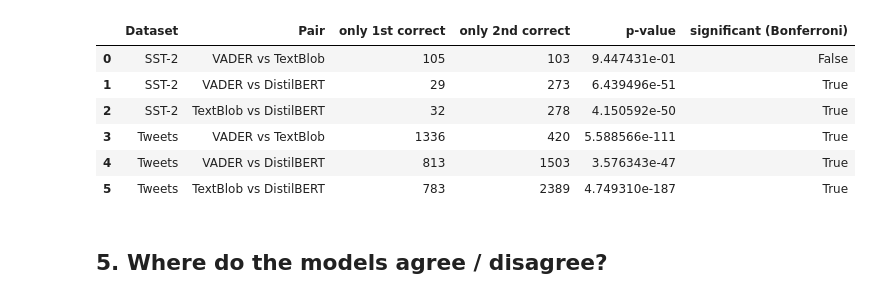
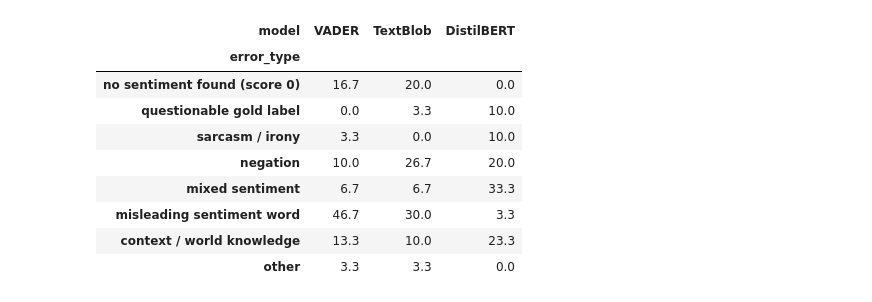
Before and after one commit to kaushal-09/sentiment-lexicon-vs-transformer, a Jupyter notebook: sentiment_comparison.ipynb, the cells around one changed output. Cells and saved outputs as stored; diff of their text form; code cells hidden in the pictures.

```diff
--- a/sentiment_comparison.ipynb
+++ b/sentiment_comparison.ipynb
@@ -228,9 +187,0 @@ metrics.round(3)
-# %%
-# H2: how much better is DistilBERT than each lexicon model, per dataset
-for dname in data_sets:
-    m = metrics[metrics["Dataset"] == dname].set_index("Model")
-    for lex in ["VADER", "TextBlob"]:
-        print("%-7s DistilBERT - %-8s  accuracy: %+.3f   macro-F1: %+.3f" % (
-            dname, lex,
-            m.loc["DistilBERT", "Accuracy"] - m.loc[lex, "Accuracy"],
-            m.loc["DistilBERT", "Macro-F1"] - m.loc[lex, "Macro-F1"]))
@@ -265,10 +216,0 @@ weighted avg      0.811     0.813     0.809      6347
-# %%
-# check: does it matter where the 0 scores go? (0 -> negative instead of positive)
-for dname, data in data_sets.items():
-    for name, col in [("VADER", "vader_score"), ("TextBlob", "textblob_score")]:
-        pred_a = (data[col] >= 0).astype(int)
-        pred_b = (data[col] > 0).astype(int)
-        print("%-7s %-9s  0 -> positive: acc %.3f, macro-F1 %.3f   |   0 -> negative: acc %.3f, macro-F1 %.3f" % (
-            dname, name,
-            accuracy_score(data["label"], pred_a), f1_score(data["label"], pred_a, average="macro"),
-            accuracy_score(data["label"], pred_b), f1_score(data["label"], pred_b, average="macro")))
@@ -329,30 +285,28 @@ McNemar's test compares two models on the same examples. It only looks at the ex
 # %%
-pairs = [("VADER", "TextBlob"), ("VADER", "DistilBERT"), ("TextBlob", "DistilBERT")]
-n_tests = len(pairs) * len(data_sets)
+types = ["no sentiment found (score 0)", "questionable gold label", "sarcasm / irony", "negation",
+         "mixed sentiment", "misleading sentiment word", "context / world knowledge", "other"]
 
-rows = []
-for dname, data in data_sets.items():
-    for a, b in pairs:
-        a_ok = data[a.lower() + "_correct"]
-        b_ok = data[b.lower() + "_correct"]
-        # rows: a right / a wrong, columns: b right / b wrong
-        table = [[(a_ok & b_ok).sum(), (a_ok & ~b_ok).sum()],
-                 [(~a_ok & b_ok).sum(), (~a_ok & ~b_ok).sum()]]
-        result = mcnemar(table, exact=True)
-        rows.append([dname, a + " vs " + b, table[0][1], table[1][0], result.pvalue,
-                     result.pvalue < 0.05 / n_tests])
+labels = pd.read_csv("error_sample_labels.csv")
+merged = err_sample.merge(labels[["model", "idx", "error_type"]], on=["model", "idx"])
+assert len(merged) == 90 and merged["error_type"].isin(types).all()
+# the score-0 type has to match the actual scores
+for m in ["VADER", "TextBlob"]:
+    sub = merged[merged["model"] == m]
+    assert ((sub["error_type"] == types[0]) == (sub[m.lower() + "_score"] == 0)).all()
+assert not ((merged["model"] == "DistilBERT") & (merged["error_type"] == types[0])).any()
 
-sig = pd.DataFrame(rows, columns=["Dataset", "Pair", "only 1st correct", "only 2nd correct",
-                                  "p-value", "significant (Bonferroni)"])
-sig.to_csv("results/mcnemar.csv", index=False)
-sig
+counts = pd.crosstab(merged["error_type"], merged["model"]).reindex(index=types, columns=list(models), fill_value=0)
+counts.to_csv("results/error_types.csv")
+percent = (counts / 30 * 100).round(1)
+percent
 # %% [output]
-|  | Dataset | Pair | only 1st correct | only 2nd correct | p-value | significant (Bonferroni) |
-| 0 | SST-2 | VADER vs TextBlob | 105 | 103 | 9.447431e-01 | False |
-| 1 | SST-2 | VADER vs DistilBERT | 29 | 273 | 6.439496e-51 | True |
-| 2 | SST-2 | TextBlob vs DistilBERT | 32 | 278 | 4.150592e-50 | True |
-| 3 | Tweets | VADER vs TextBlob | 1336 | 420 | 5.588566e-111 | True |
-| 4 | Tweets | VADER vs DistilBERT | 813 | 1503 | 3.576343e-47 | True |
-| 5 | Tweets | TextBlob vs DistilBERT | 783 | 2389 | 4.749310e-187 | True |
+| model | VADER | TextBlob | DistilBERT |
+| error_type |  |  |  |
+| no sentiment found (score 0) | 16.7 | 20.0 | 0.0 |
+| questionable gold label | 0.0 | 3.3 | 10.0 |
+| sarcasm / irony | 3.3 | 0.0 | 10.0 |
+| negation | 10.0 | 26.7 | 20.0 |
+| mixed sentiment | 6.7 | 6.7 | 33.3 |
+| misleading sentiment word | 46.7 | 30.0 | 3.3 |
+| context / world knowledge | 13.3 | 10.0 | 23.3 |
+| other | 3.3 | 3.3 | 0.0 |
-# %% [markdown]
-## 5. Where do the models agree / disagree?
```
Also changed, not shown: parts of 45 cells of this notebook, 15 other files.
